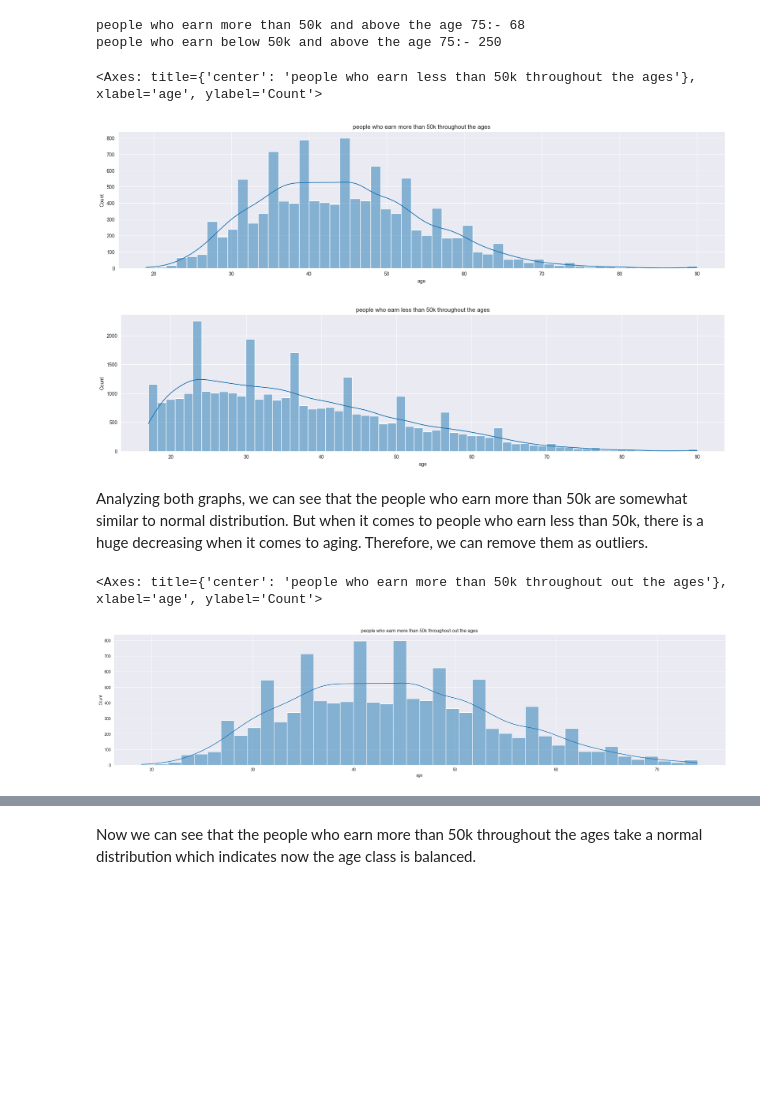
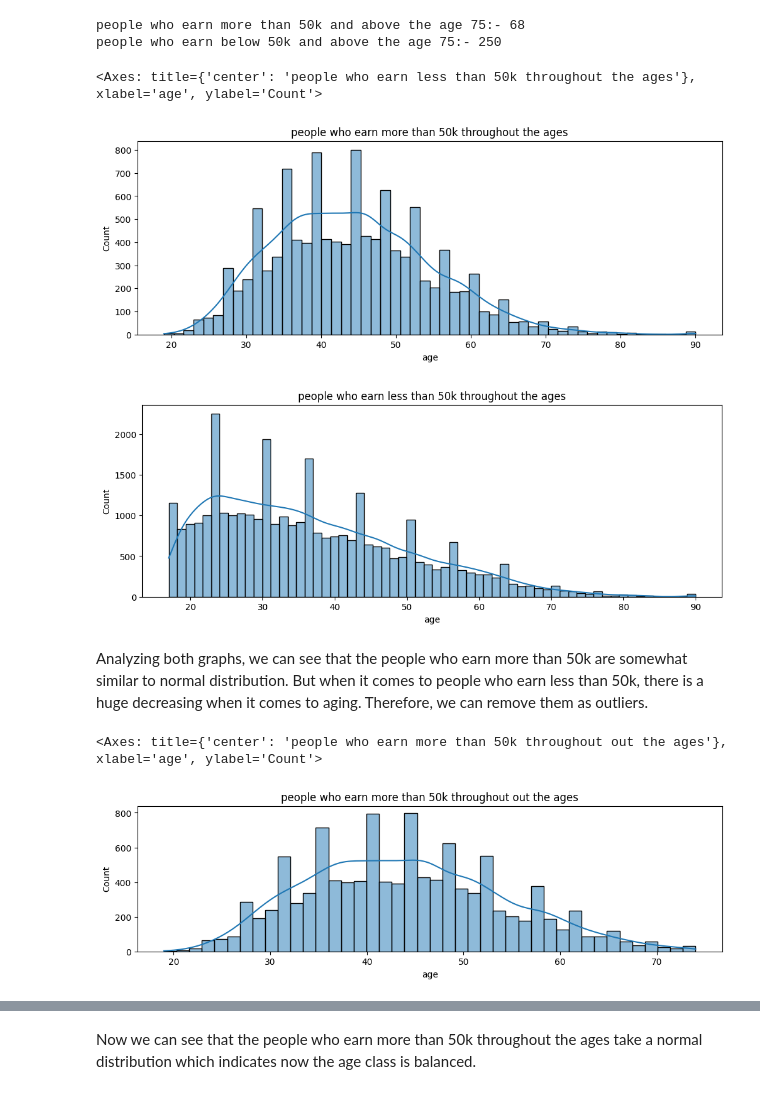
Before and after one commit to VanujaDesilva/IncomePrediction-ML-Models, a Jupyter notebook: Data Pre Processing.ipynb, the cells around one changed output, grey strips where cells are left out. Cells and saved outputs as stored; diff of their text form; code cells hidden in the pictures; blank space fills up the shorter version.

```diff
--- a/Data Pre Processing.ipynb
+++ b/Data Pre Processing.ipynb
@@ -545,18 +469,18 @@ people who earn below 50k and above the age 75:- 250
 # %%
 # Let's check how people will earn throughout the aging with KDE (Kernal Density Estimation)
 above50k_earn = data[data['income'] == '>50K']['age']
-plt.figure(figsize=(22, 5))
+plt.figure(figsize=(12, 4))
 plt.title("people who earn more than 50k throughout the ages")
 sns.histplot(above50k_earn,kde=True, label=column)
 
 below50k_earn = data[data['income'] == '<=50K']['age']
-plt.figure(figsize=(22, 5))
+plt.figure(figsize=(12, 4))
 plt.title("people who earn less than 50k throughout the ages")
 sns.histplot(below50k_earn,kde=True, label=column)
 # %% [output]
 <Axes: title={'center': 'people who earn less than 50k throughout the ages'}, xlabel='age', ylabel='Count'>
-[figure, old version]
+[figure, new version]
-[figure, old version]
+[figure, new version]
 # %% [markdown]
 Analyzing both graphs, we can see that the people who earn more than 50k are somewhat similar to normal distribution. But when it comes to people who earn less than 50k, there is a huge decreasing when it comes to aging. Therefore, we can remove them as outliers.
 # %%
@@ -565,12 +489,12 @@ data = data.drop(data[(data['age'] >= 75) & (data['income'] == '>50K')].index)
 
 # Distribution
 above50k_earn = data[data['income'] == '>50K']['age']
-plt.figure(figsize=(28, 6))
+plt.figure(figsize=(12, 3))
 plt.title("people who earn more than 50k throughout out the ages")
 sns.histplot(above50k_earn,kde=True, label=column)
 # %% [output]
 <Axes: title={'center': 'people who earn more than 50k throughout out the ages'}, xlabel='age', ylabel='Count'>
-[figure, old version]
+[figure, new version]
 # %%
 data = data.drop(data[(data['age'] >= 75) & (data['income'] == '<=50K')].index)
 below50k_earn = data[data['income'] == '<=50K']['age']
```
Also changed, not shown: parts of 66 cells of this notebook, 1 other file.
